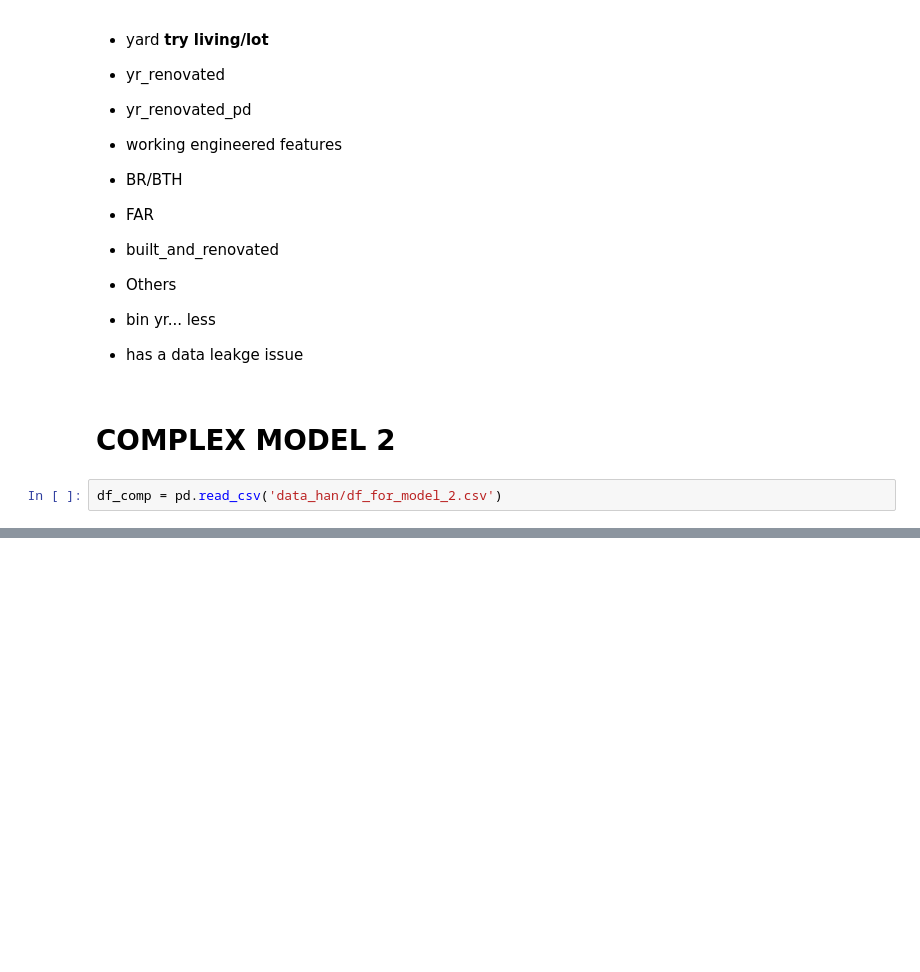
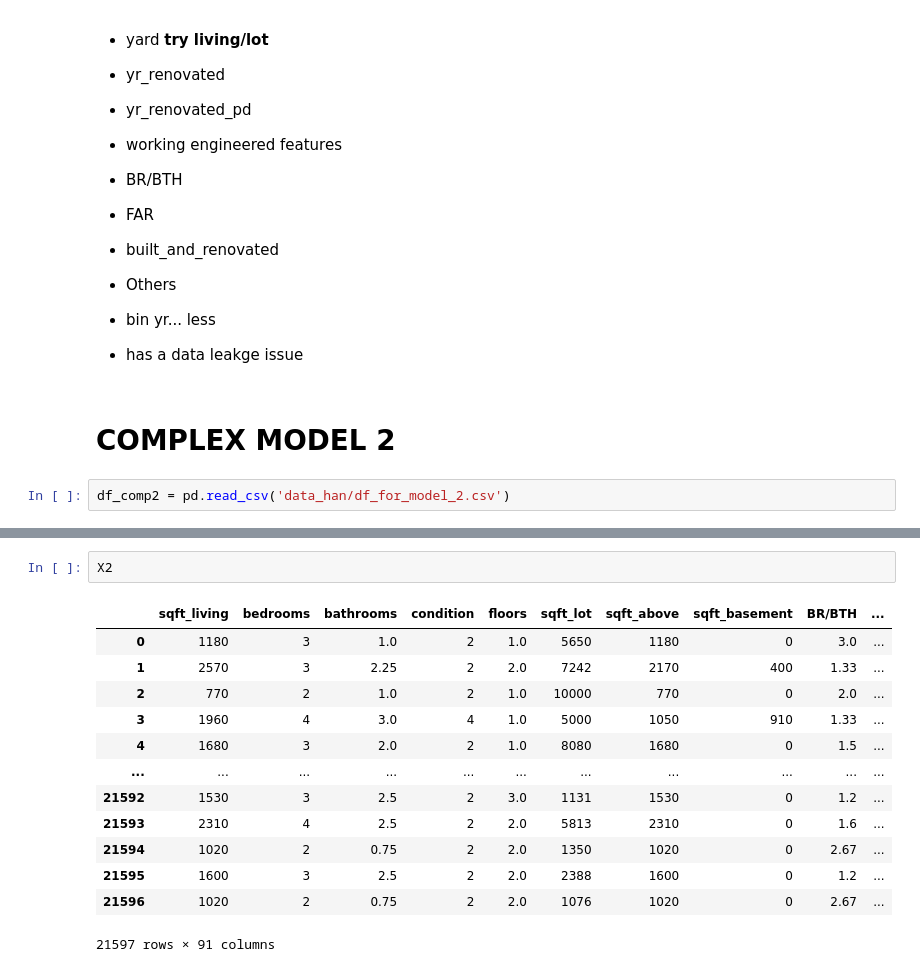
Before and after one commit to vivyhasadream/DS_P2_King-County-House-Sales-Predict, a Jupyter notebook: Han_3_Model.ipynb, the cells around one changed output, grey strips where cells are left out. Cells and saved outputs as stored; diff of their text form; blank space fills up the shorter version.

```diff
--- a/Han_3_Model.ipynb
+++ b/Han_3_Model.ipynb
@@ -206,5 +206,5 @@ pd.DataFrame(np.arange(0,22,1),df_comp.columns)
 # %% [markdown]
 # COMPLEX MODEL 2
 # %%
-df_comp = pd.read_csv('data_han/df_for_model_2.csv')
+df_comp2 = pd.read_csv('data_han/df_for_model_2.csv')
 # %%
@@ -334,0 +283,16 @@ eval_env: 1
+# %%
+X2
+# %% [output]
+|  | sqft_living | bedrooms | bathrooms | condition | floors | sqft_lot | sqft_above | sqft_basement | BR/BTH | ... |
+| 0 | 1180 | 3 | 1.0 | 2 | 1.0 | 5650 | 1180 | 0 | 3.0 | ... |
+| 1 | 2570 | 3 | 2.25 | 2 | 2.0 | 7242 | 2170 | 400 | 1.33 | ... |
+| 2 | 770 | 2 | 1.0 | 2 | 1.0 | 10000 | 770 | 0 | 2.0 | ... |
+| 3 | 1960 | 4 | 3.0 | 4 | 1.0 | 5000 | 1050 | 910 | 1.33 | ... |
+| 4 | 1680 | 3 | 2.0 | 2 | 1.0 | 8080 | 1680 | 0 | 1.5 | ... |
+| ... | ... | ... | ... | ... | ... | ... | ... | ... | ... | ... |
+| 21592 | 1530 | 3 | 2.5 | 2 | 3.0 | 1131 | 1530 | 0 | 1.2 | ... |
+| 21593 | 2310 | 4 | 2.5 | 2 | 2.0 | 5813 | 2310 | 0 | 1.6 | ... |
+| 21594 | 1020 | 2 | 0.75 | 2 | 2.0 | 1350 | 1020 | 0 | 2.67 | ... |
+| 21595 | 1600 | 3 | 2.5 | 2 | 2.0 | 2388 | 1600 | 0 | 1.2 | ... |
+| 21596 | 1020 | 2 | 0.75 | 2 | 2.0 | 1076 | 1020 | 0 | 2.67 | ... |
+21597 rows × 91 columns
```
Also changed, not shown: parts of 19 cells of this notebook.
